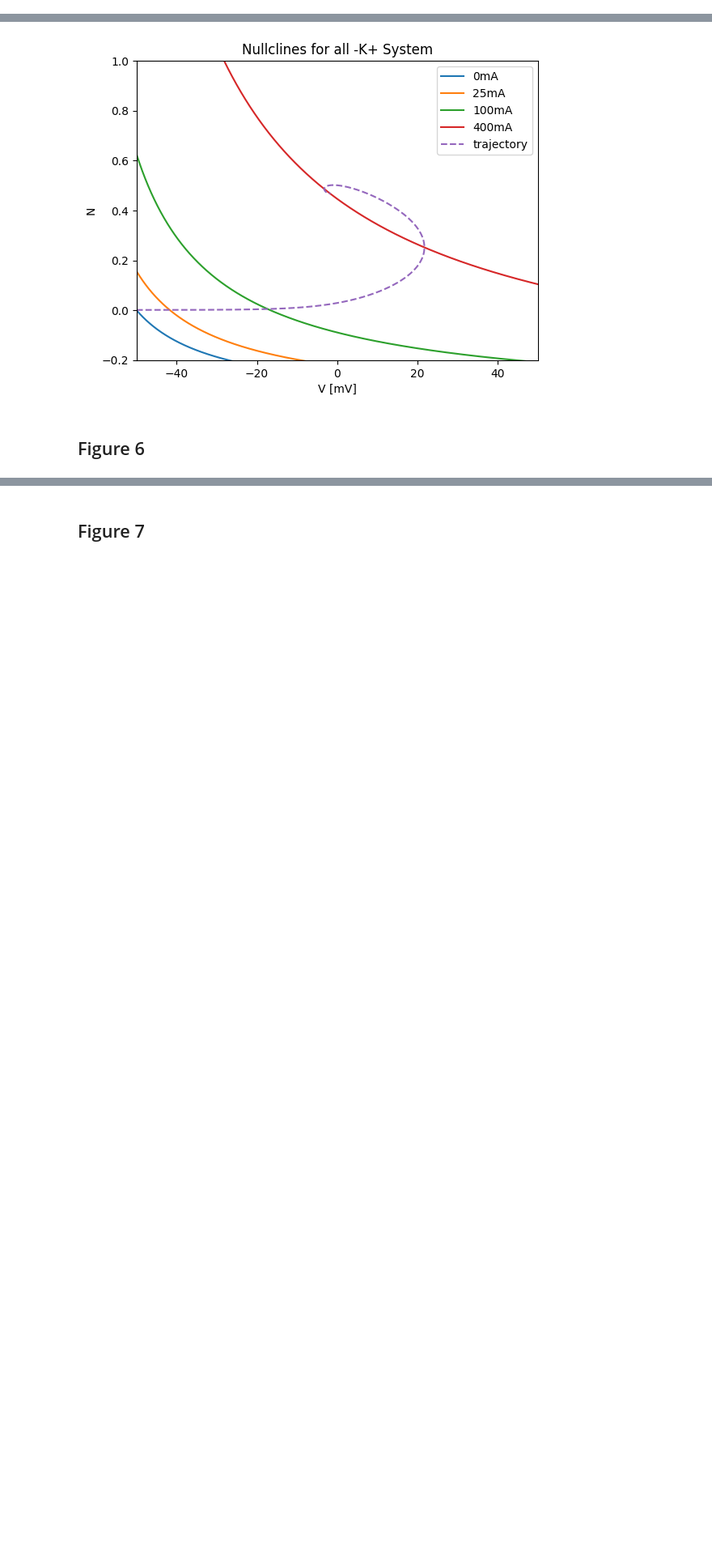
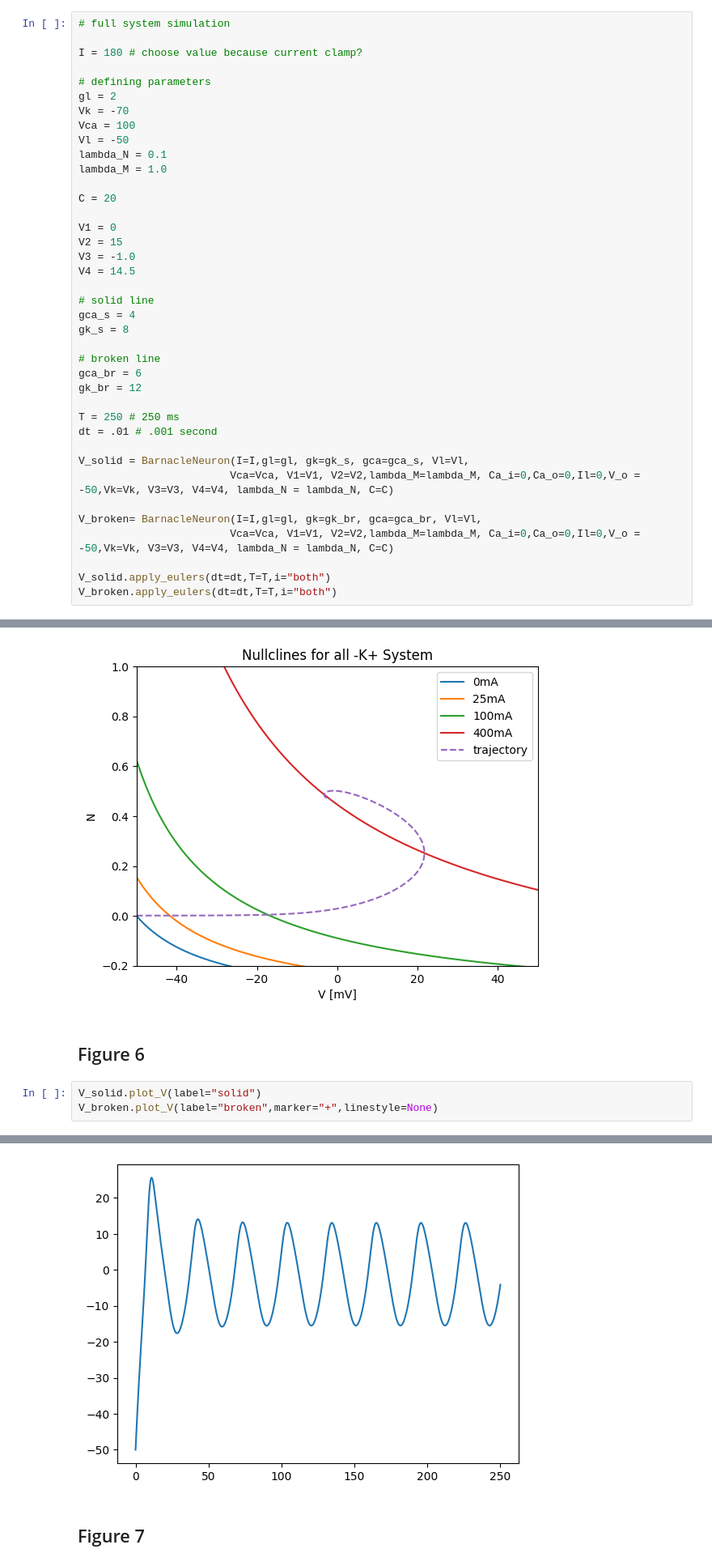
Before and after one commit to zeynoozkaya/VoltageOscillation, a Jupyter notebook: barnacle_mode.ipynb, the cells around one changed output, grey strips where cells are left out. Shown at 81% size. Drawn from its saved outputs; the diff is of its cells as text; blank space fills up the shorter version.

Commit message:
almost working figure 3

```diff
--- a/barnacle_mode.ipynb
+++ b/barnacle_mode.ipynb
@@ -193,3 +214,42 @@ N_sim3.apply_eulers(dt=dt,T=T,i="K")
+# %%
+# full system simulation
+
+I = 180 # choose value because current clamp?
+
+# defining parameters
+gl = 2
+Vk = -70
+Vca = 100
+Vl = -50
+lambda_N = 0.1
+lambda_M = 1.0
+
+C = 20
+
+V1 = 0
+V2 = 15
+V3 = -1.0
+V4 = 14.5
+
+# solid line
+gca_s = 4
+gk_s = 8
+
+# broken line
+gca_br = 6
+gk_br = 12
+
+T = 250 # 250 ms
+dt = .01 # .001 second
+
+V_solid = BarnacleNeuron(I=I,gl=gl, gk=gk_s, gca=gca_s, Vl=Vl,
+                        Vca=Vca, V1=V1, V2=V2,lambda_M=lambda_M, Ca_i=0,Ca_o=0,Il=0,V_o = -50,Vk=Vk, V3=V3, V4=V4, lambda_N = lambda_N, C=C)
+
+V_broken= BarnacleNeuron(I=I,gl=gl, gk=gk_br, gca=gca_br, Vl=Vl,
+                        Vca=Vca, V1=V1, V2=V2,lambda_M=lambda_M, Ca_i=0,Ca_o=0,Il=0,V_o = -50,Vk=Vk, V3=V3, V4=V4, lambda_N = lambda_N, C=C)
+
+V_solid.apply_eulers(dt=dt,T=T,i="both")
+V_broken.apply_eulers(dt=dt,T=T,i="both")
 # %% [markdown]
 ## Figure 2B
 # %%
@@ -225,3 +285,7 @@ plt.legend()
 [figure]
 # %% [markdown]
 ## Figure 6
+# %%
+V_solid.plot_V(label="solid")
+V_broken.plot_V(label="broken",marker="+",linestyle=None)
+# %% [output]
@@ -228,2 +293,3 @@ plt.legend()
+[figure, added]
 # %% [markdown]
 ## Figure 7
```
Also changed, not shown: parts of 5 cells of this notebook.
